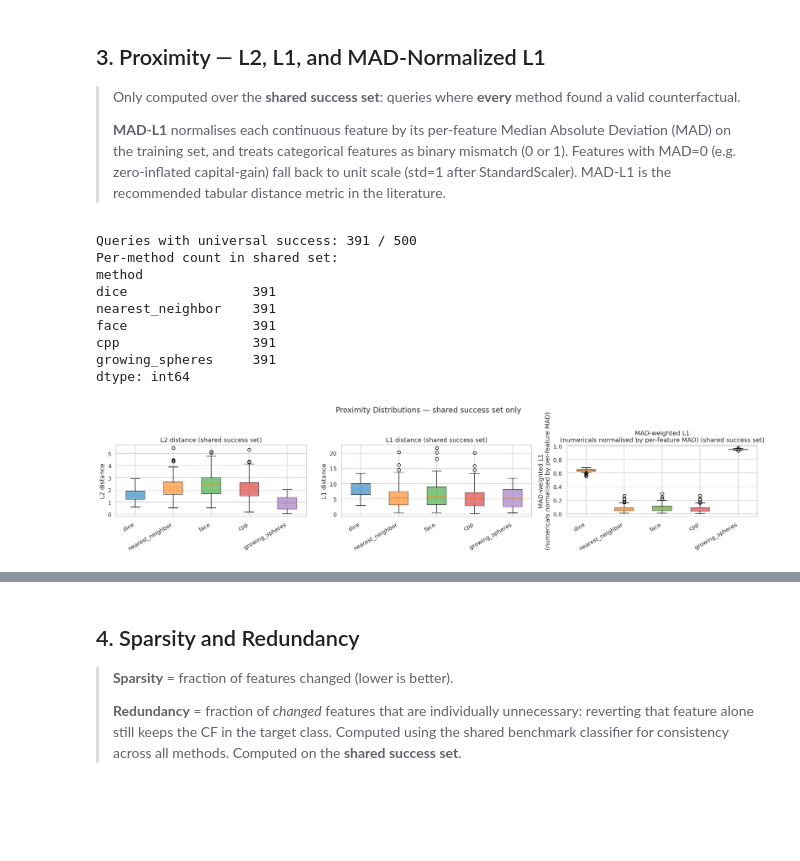
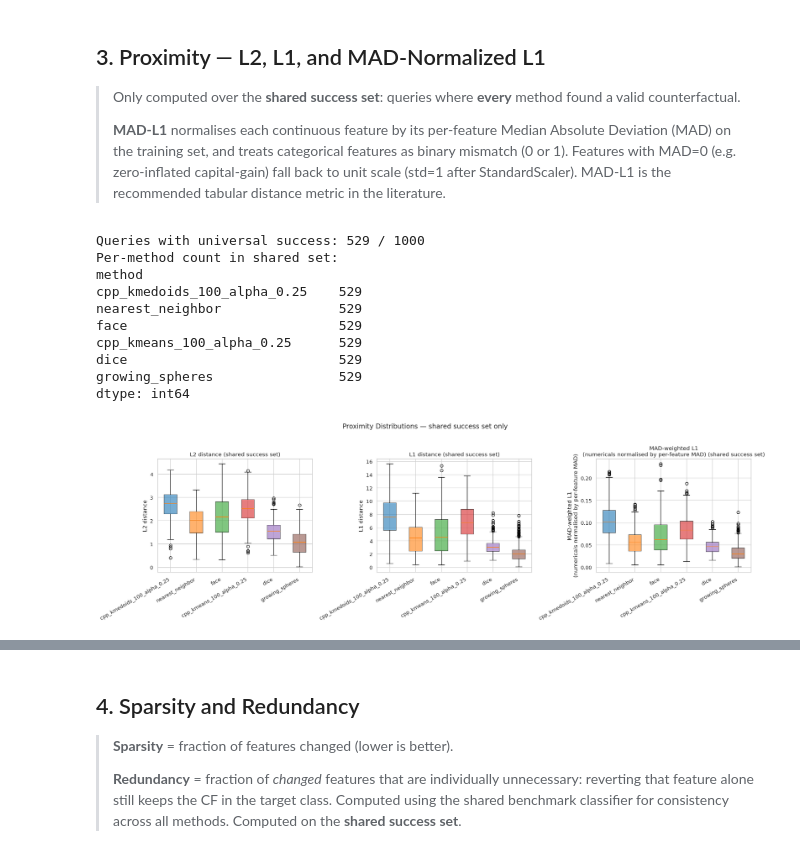
Before and after one commit to GabrielePintus/PreimageCounterfactualSampling, a Jupyter notebook: notebooks/6.1 - Benchmark analysis.ipynb, the cells around one changed output, grey strips where cells are left out. Saved outputs shown, nothing was run; the diff lists cells and outputs as text; code cells hidden in the pictures; blank space fills up the shorter version.

```diff
--- a/notebooks/6.1 - Benchmark analysis.ipynb
+++ b/notebooks/6.1 - Benchmark analysis.ipynb
@@ -25,7 +25,7 @@ import seaborn as sns
 sns.set_theme(style='whitegrid', palette='tab10')
 plt.rcParams.update({'figure.dpi': 120, 'figure.figsize': (10, 4)})
 
-PARQUET_PATH = Path('../results/benchmark_adult_3.parquet')
+PARQUET_PATH = Path('../results/benchmark_adult_4.parquet')
 # %% [markdown]
 ## 1. Load & Overview
 # %%
@@ -110,6 +111,14 @@ ax.set_title('Counterfactual Validity by Method')
 ax.set_xlim(0, 105)
 for bar, val in zip(bars, validity.values[::-1]):
     ax.text(val + 0.5, bar.get_y() + bar.get_height() / 2, f'{val:.1f}%', va='center', fontsize=9)
+
+# Set x-axis to start from 50% for better visibility
+ax.set_xlim(50, 105)
+# Set x-axis ticks to show every 10%
+ax.xaxis.set_major_locator(mticker.MultipleLocator(25))
+# Set x axis to percent format
+ax.xaxis.set_major_formatter(mticker.PercentFormatter())
+
 plt.tight_layout()
 plt.show()
 # %% [output]
@@ -140,39 +149,40 @@ print(f'Queries with universal success: {len(shared_idx)} / {df["query_idx"].nun
 print('Per-method count in shared set:')
 print(df_shared.groupby('method').size().loc[validity_order])
 # %% [output]
-Queries with universal success: 391 / 500
+Queries with universal success: 529 / 1000
 Per-method count in shared set:
 method
-dice                391
-nearest_neighbor    391
-face                391
-cpp                 391
-growing_spheres     391
+cpp_kmedoids_100_alpha_0.25    529
+nearest_neighbor               529
+face                           529
+cpp_kmeans_100_alpha_0.25      529
+dice                           529
+growing_spheres                529
 dtype: int64
 # %%
-fig, axes = plt.subplots(1, 3, figsize=(18, 4))
+fig, axes = plt.subplots(1, 3, figsize=(20, 6))
 
 metrics_info = [
     ('l2_distance',     'L2 distance'),
     ('l1_distance',     'L1 distance'),
     ('mad_l1_distance', 'MAD-weighted L1\n(numericals normalised by per-feature MAD)'),
 ]
 for ax, (metric, label) in zip(axes, metrics_info):
     data_by_method = [df_shared[df_shared['method'] == m][metric].dropna().values for m in validity_order]
-    bp = ax.boxplot(data_by_method, vert=True, patch_artist=True, labels=validity_order)
+    bp = ax.boxplot(data_by_method, vert=True, patch_artist=True, tick_labels=validity_order)
     palette = sns.color_palette('tab10', len(validity_order))
     for patch, color in zip(bp['boxes'], palette):
         patch.set_facecolor(color)
         patch.set_alpha(0.6)
     ax.set_title(f'{label} (shared success set)')
     ax.set_ylabel(label.split('\\n')[0])
     ax.set_xticklabels(validity_order, rotation=30, ha='right')
 
 plt.suptitle('Proximity Distributions — shared success set only', y=1.02)
 plt.tight_layout()
 plt.show()
 # %% [output]
-[figure, old version]
+[figure, new version]
 # %%
 # Proximity summary statistics (shared success set)
 prox_stats = (
```
Also changed, not shown: parts of 18 cells of this notebook, 8 other files.
